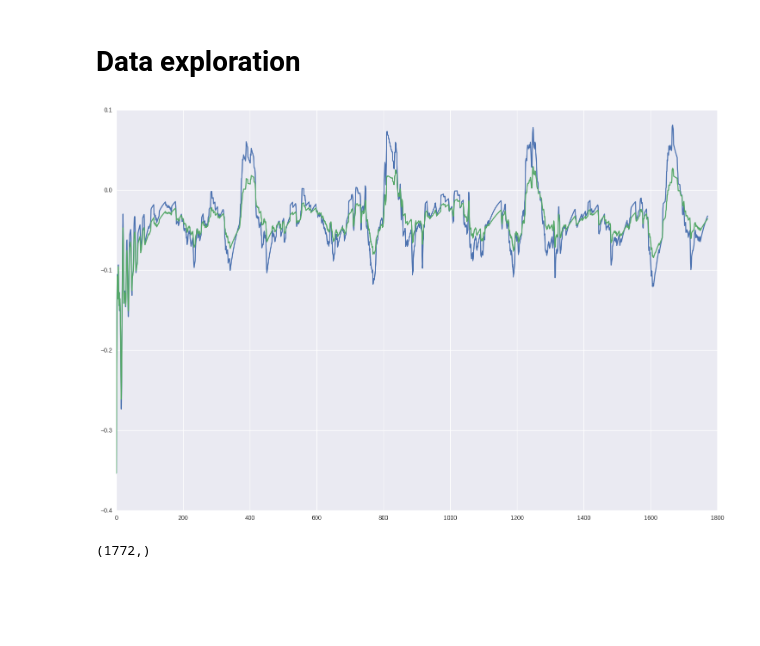
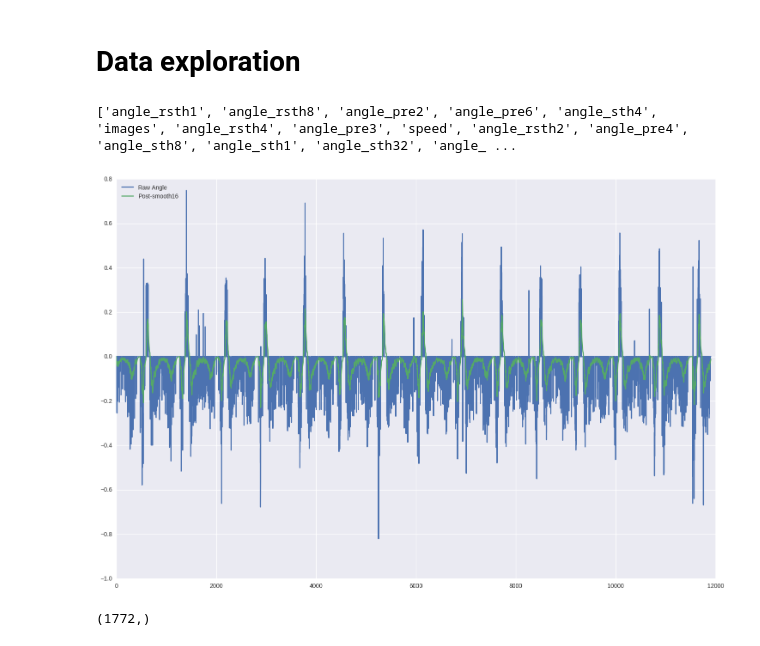
Before and after one commit to balancap/SDC-Behavioral-Cloning, a Jupyter notebook: behavioral-cloning.ipynb, the cells around one changed output. Drawn from its saved outputs; the diff is of its cells as text; code cells hidden in the pictures; blank space fills up the shorter version.

```diff
--- a/behavioral-cloning.ipynb
+++ b/behavioral-cloning.ipynb
@@ -31,12 +24,26 @@ matplotlib.pylab.rcParams['agg.path.chunksize'] = 10000
-# %%
-# plt.plot(angle)
-# plt.plot(f['angle'])
-plt.plot(f['angle_sth32'])
-plt.plot(f['angle_sth64'])
-
-plt.show()
-# %% [output]
-[figure, removed]
+# %%
+# Load simulation data.
+filename = './data/5/dataset.npz'
+data = np.load(filename)
+images = data['images']
+
+# Pre-process images.
+images = images.astype(np.float32) / 255.
+images = 2. * images - 1.
+# %%
+print(data.keys())
+# %% [output]
+['angle_rsth1', 'angle_rsth8', 'angle_pre2', 'angle_pre6', 'angle_sth4', 'images', 'angle_rsth4', 'angle_pre3', 'speed', 'angle_rsth2', 'angle_pre4', 'angle_sth8', 'angle_sth1', 'angle_sth32', 'angle_ ...
+# %%
+plt.plot(data['angle'], label='Raw Angle')
+plt.plot(data['angle_sth16'], label='Post-smooth16')
+# plt.plot(data['angle_rsth16'], label='Pre-smooth16')
+# plt.plot(data['angle_pre6'], label='Pre-avg6')
+
+plt.legend(loc='upper left')
+plt.show()
+# %% [output]
+[figure, added]
 # %%
 f['angle_sth64'].shape
 # %% [output]
```
Also changed, not shown: parts of 3 cells of this notebook, 3 other files.
